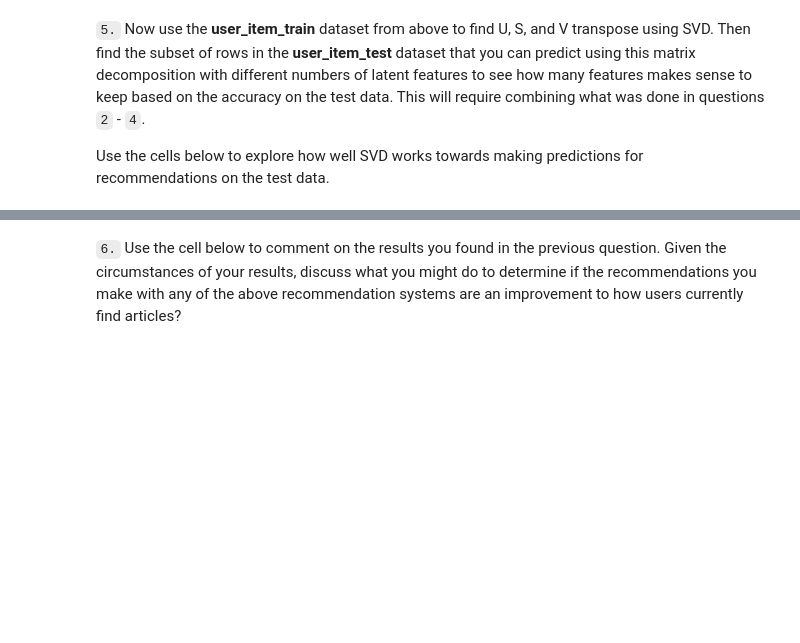
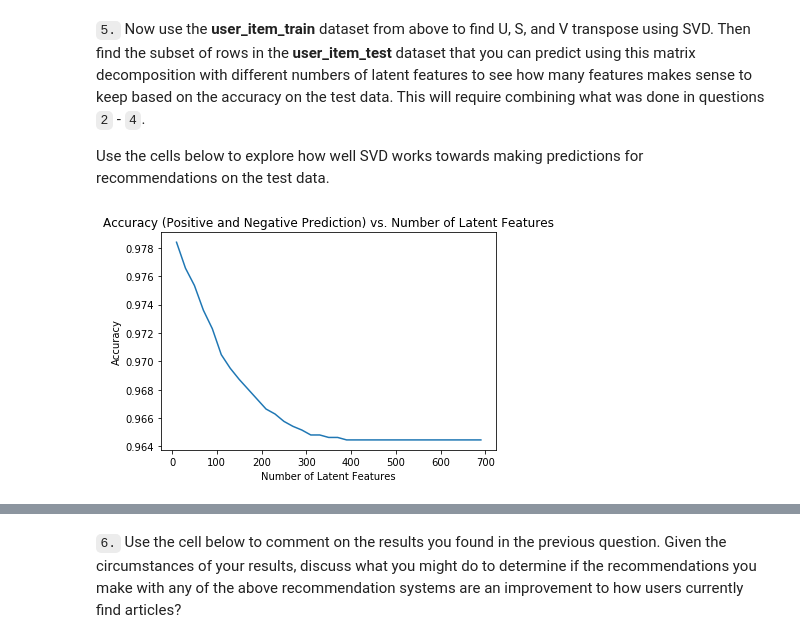
Before and after one commit to brianbamboo/dsnd-recommendation-engine, a Jupyter notebook: Recommendations_with_IBM.ipynb, the cells around one changed output, grey strips where cells are left out. Drawn from its saved outputs; the diff is of its cells as text; code cells hidden in the pictures; blank space fills up the shorter version.

```diff
--- a/Recommendations_with_IBM.ipynb
+++ b/Recommendations_with_IBM.ipynb
@@ -756,7 +854,10 @@ def create_test_and_train_user_item(df_train, df_test):
     test_arts - all of the test article ids
 
     '''
-    # Your code here
+    user_item_train = df_train.groupby(["user_id", "article_id"])["interacted"].max().unstack().fillna(0)
+    user_item_test = df_test.groupby(["user_id", "article_id"])["interacted"].max().unstack().fillna(0)
+    test_idx = user_item_test.index.values
+    test_arts = user_item_test.columns.values
 
     return user_item_train, user_item_test, test_idx, test_arts
 
@@ -783,7 +903,46 @@ t.sol_4_test(sol_4_dict)
 Use the cells below to explore how well SVD works towards making predictions for recommendations on the test data.
 # %%
 # fit SVD on the user_item_train matrix
-u_train, s_train, vt_train = # fit svd similar to above then use the cells below
+u_train, s_train, vt_train = np.linalg.svd(user_item_train)
 # %%
 # Use these cells to see how well you can use the training
 # decomposition to predict on test data
+
+# Create boolean arrays for rows and articles that can be predicted
+train_row_subset = user_item_train.index.isin(user_item_test.index)
+test_row_subset = user_item_test.index.isin(user_item_train.index)
+train_col_subset = user_item_train.columns.isin(user_item_test.columns)
+# %%
+num_latent_feats = np.arange(10,700+10,20)
+sum_errs = []
+sum_positive_errs = []
+
+for k in num_latent_feats:
+    # restructure with k latent features
+    s_new, u_new, vt_new = np.diag(s_train[:k]), u_train[:, :k], vt_train[:k, :]
+
+    # take dot product
+    user_item_est = np.around(np.dot(np.dot(u_new, s_new), vt_new))
+
+    # compute error for each prediction to actual value
+    diffs = 0
+    pos_diffs = 0
+    user_item_est_common = pd.DataFrame(user_item_est).loc[train_row_subset, train_col_subset].values
+    user_item_test_common = user_item_test[test_row_subset].values
+    user_item_est_pos_vals = user_item_est_common[user_item_test[test_row_subset].astype(bool).values]
+    user_item_test_pos_vals = user_item_test_common[user_item_test[test_row_subset].astype(bool).values]
+
+    diffs += np.sum(np.sum(np.abs(np.subtract(user_item_test_common, user_item_est_common))))
+    pos_diffs += np.sum(np.abs(np.subtract(user_item_test_pos_vals, user_item_est_pos_vals)))
+
+    # total errors and keep track of them
+    sum_errs.append(diffs)
+    sum_positive_errs.append(pos_diffs)
+# %%
+num_values = user_item_test_common.shape[0] * user_item_test_common.shape[1]
+plt.plot(num_latent_feats, 1 - np.array(sum_errs) / num_values);
+plt.xlabel('Number of Latent Features');
+plt.ylabel('Accuracy');
+plt.title('Accuracy (Positive and Negative Prediction) vs. Number of Latent Features');
+# %% [output]
+[figure, added]
```
Also changed, not shown: parts of 28 cells of this notebook.
